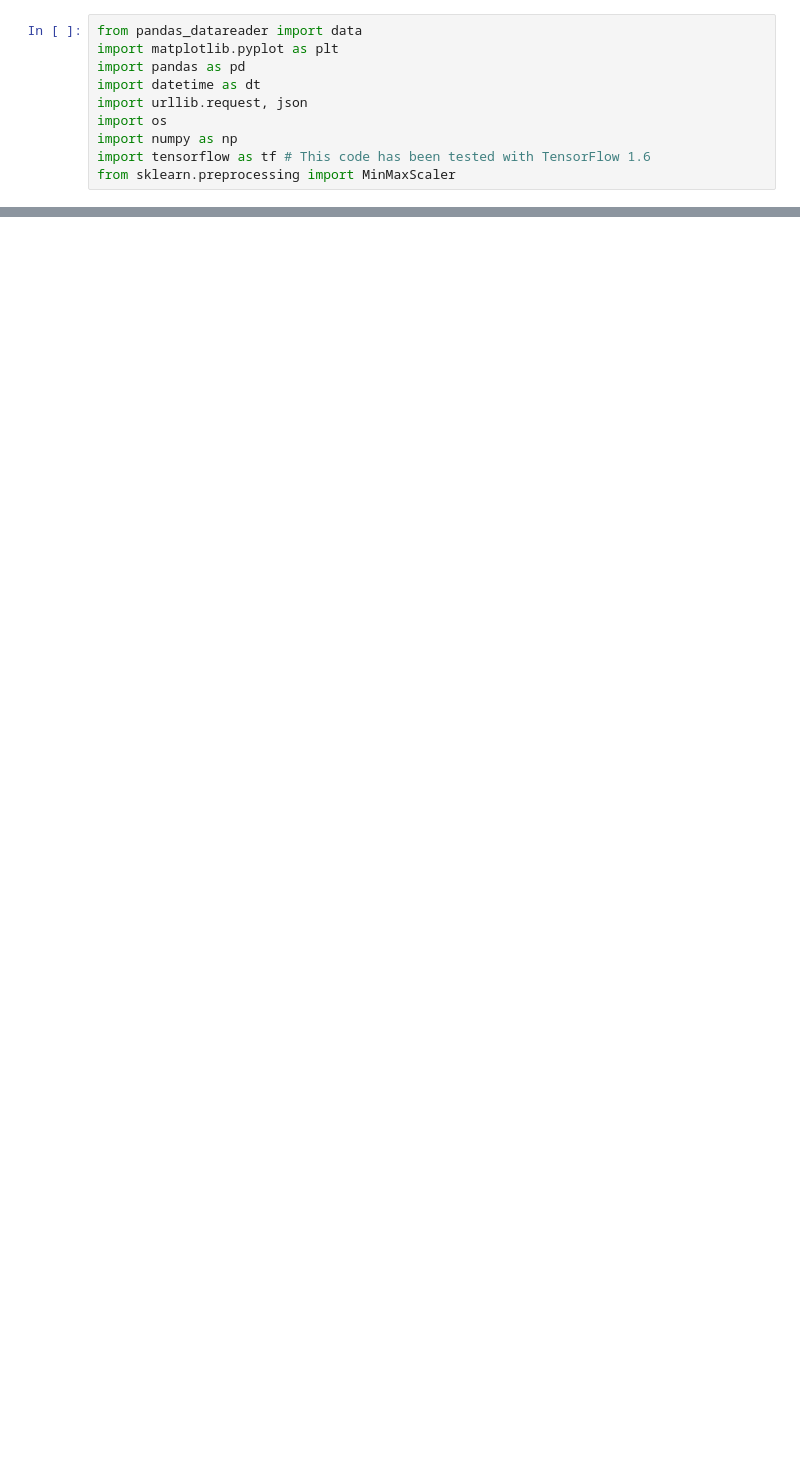
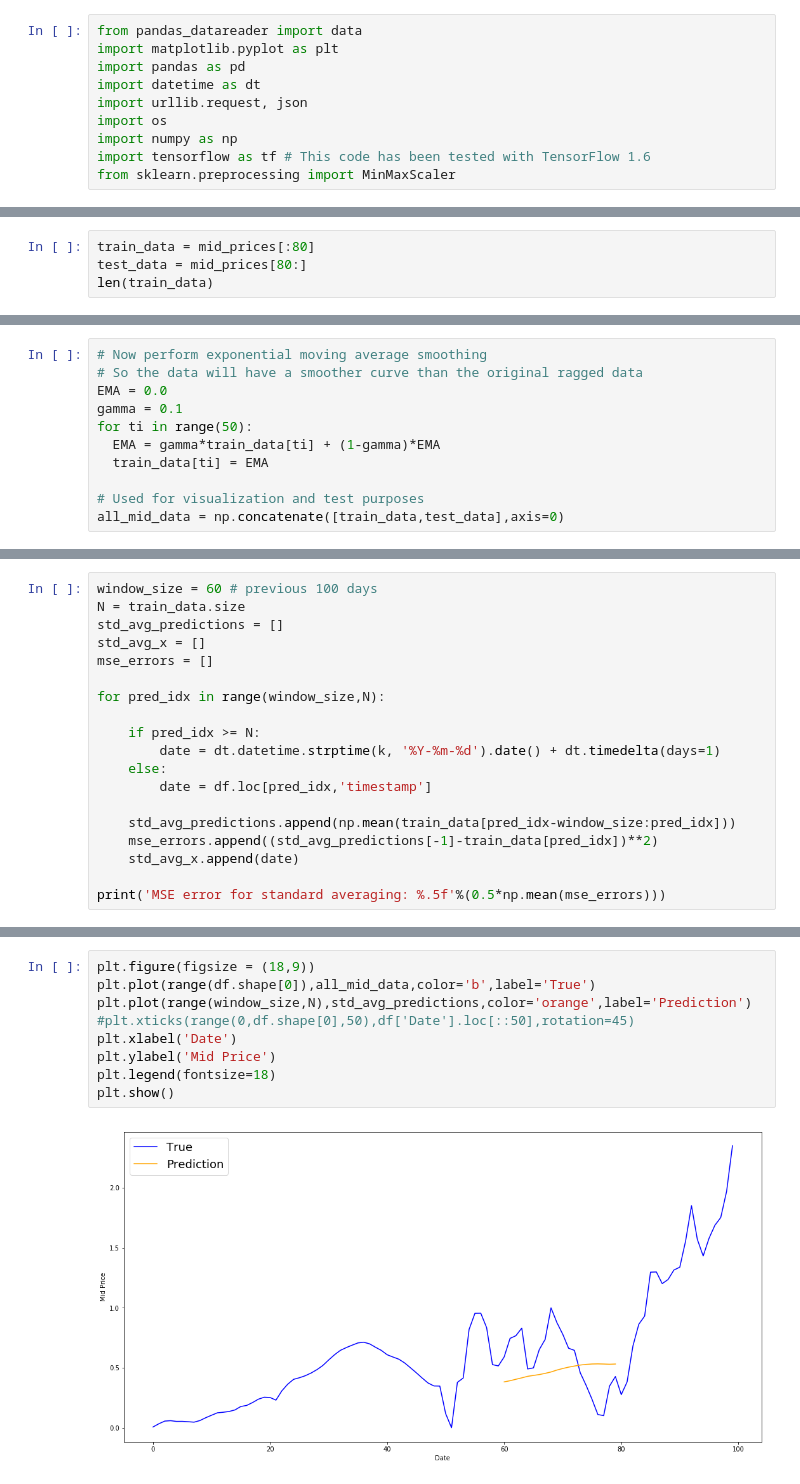
Before and after one commit to Andre-Williams22/DS-2.1-Machine-Learning, a Jupyter notebook: Notebooks/Stock-LSTM.ipynb, the cells around one changed output, grey strips where cells are left out. Cells and saved outputs as stored; diff of their text form; blank space fills up the shorter version.

```diff
--- a/Notebooks/Stock-LSTM.ipynb
+++ b/Notebooks/Stock-LSTM.ipynb
@@ -22,0 +88,4 @@ Loaded data from the Kaggle repository
+# %%
+train_data = mid_prices[:80]
+test_data = mid_prices[80:]
+len(train_data)
@@ -22,0 +124,11 @@ Loaded data from the Kaggle repository
+# %%
+# Now perform exponential moving average smoothing
+# So the data will have a smoother curve than the original ragged data
+EMA = 0.0
+gamma = 0.1
+for ti in range(50):
+  EMA = gamma*train_data[ti] + (1-gamma)*EMA
+  train_data[ti] = EMA
+
+# Used for visualization and test purposes
+all_mid_data = np.concatenate([train_data,test_data],axis=0)
@@ -22,0 +141,19 @@ Loaded data from the Kaggle repository
+# %%
+window_size = 60 # previous 100 days
+N = train_data.size
+std_avg_predictions = []
+std_avg_x = []
+mse_errors = []
+
+for pred_idx in range(window_size,N):
+
+    if pred_idx >= N:
+        date = dt.datetime.strptime(k, '%Y-%m-%d').date() + dt.timedelta(days=1)
+    else:
+        date = df.loc[pred_idx,'timestamp']
+
+    std_avg_predictions.append(np.mean(train_data[pred_idx-window_size:pred_idx]))
+    mse_errors.append((std_avg_predictions[-1]-train_data[pred_idx])**2)
+    std_avg_x.append(date)
+
+print('MSE error for standard averaging: %.5f'%(0.5*np.mean(mse_errors)))
@@ -22,0 +162,11 @@ Loaded data from the Kaggle repository
+# %%
+plt.figure(figsize = (18,9))
+plt.plot(range(df.shape[0]),all_mid_data,color='b',label='True')
+plt.plot(range(window_size,N),std_avg_predictions,color='orange',label='Prediction')
+#plt.xticks(range(0,df.shape[0],50),df['Date'].loc[::50],rotation=45)
+plt.xlabel('Date')
+plt.ylabel('Mid Price')
+plt.legend(fontsize=18)
+plt.show()
+# %% [output]
+[figure, added]
```
Also changed, not shown: parts of 22 cells of this notebook.
